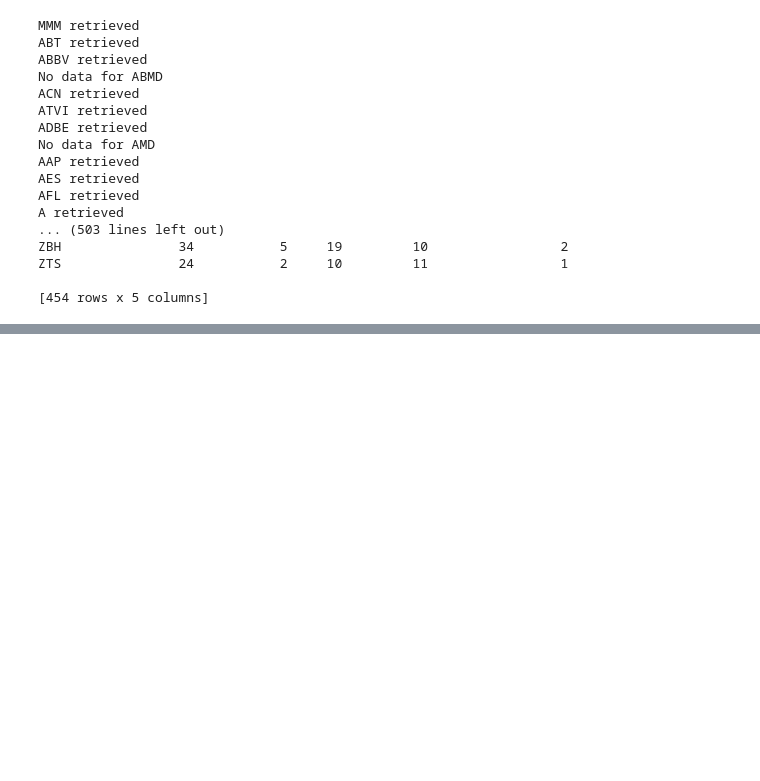
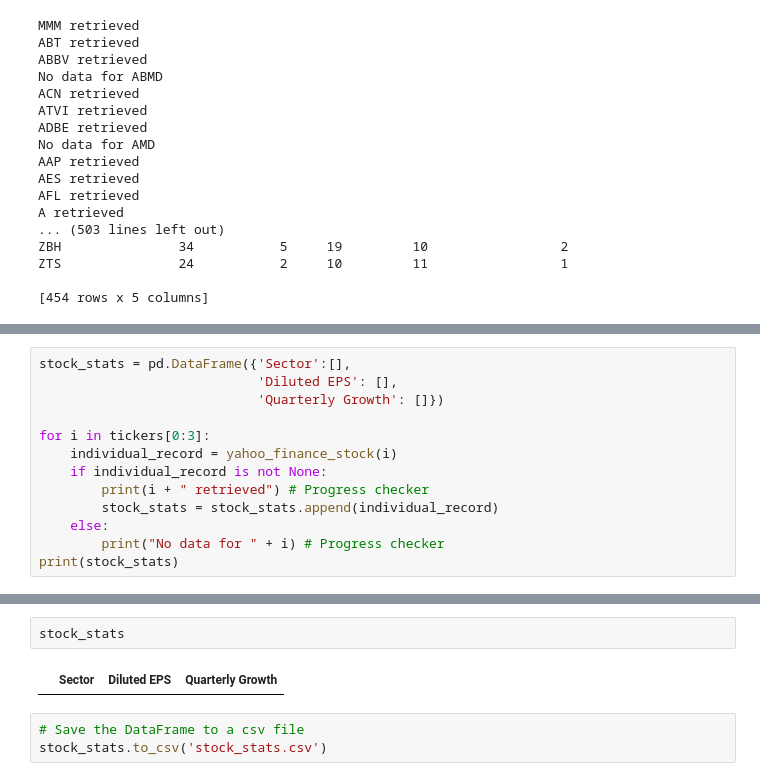
Before and after one commit to EvelynLinn/Data-Science-Portfolio, a Jupyter notebook: esg_data_scraping.ipynb, the cells around one changed output, grey strips where cells are left out. Saved outputs shown, nothing was run; the diff lists cells and outputs as text; blank space fills up the shorter version.

```diff
--- a/esg_data_scraping.ipynb
+++ b/esg_data_scraping.ipynb
@@ -144,0 +179,13 @@ ZTS               24           2     10         11                 1
+# %%
+stock_stats = pd.DataFrame({'Sector':[],
+                            'Diluted EPS': [],
+                            'Quarterly Growth': []})
+
+for i in tickers[0:3]:
+    individual_record = yahoo_finance_stock(i)
+    if individual_record is not None:
+        print(i + " retrieved") # Progress checker
+        stock_stats = stock_stats.append(individual_record)
+    else:
+        print("No data for " + i) # Progress checker
+print(stock_stats)
@@ -144,0 +203,7 @@ ZTS               24           2     10         11                 1
+# %%
+stock_stats
+# %% [output]
+|  | Sector | Diluted EPS | Quarterly Growth |
+# %%
+# Save the DataFrame to a csv file
+stock_stats.to_csv('stock_stats.csv')
```
Also changed, not shown: parts of 6 cells of this notebook, 3 other files.
